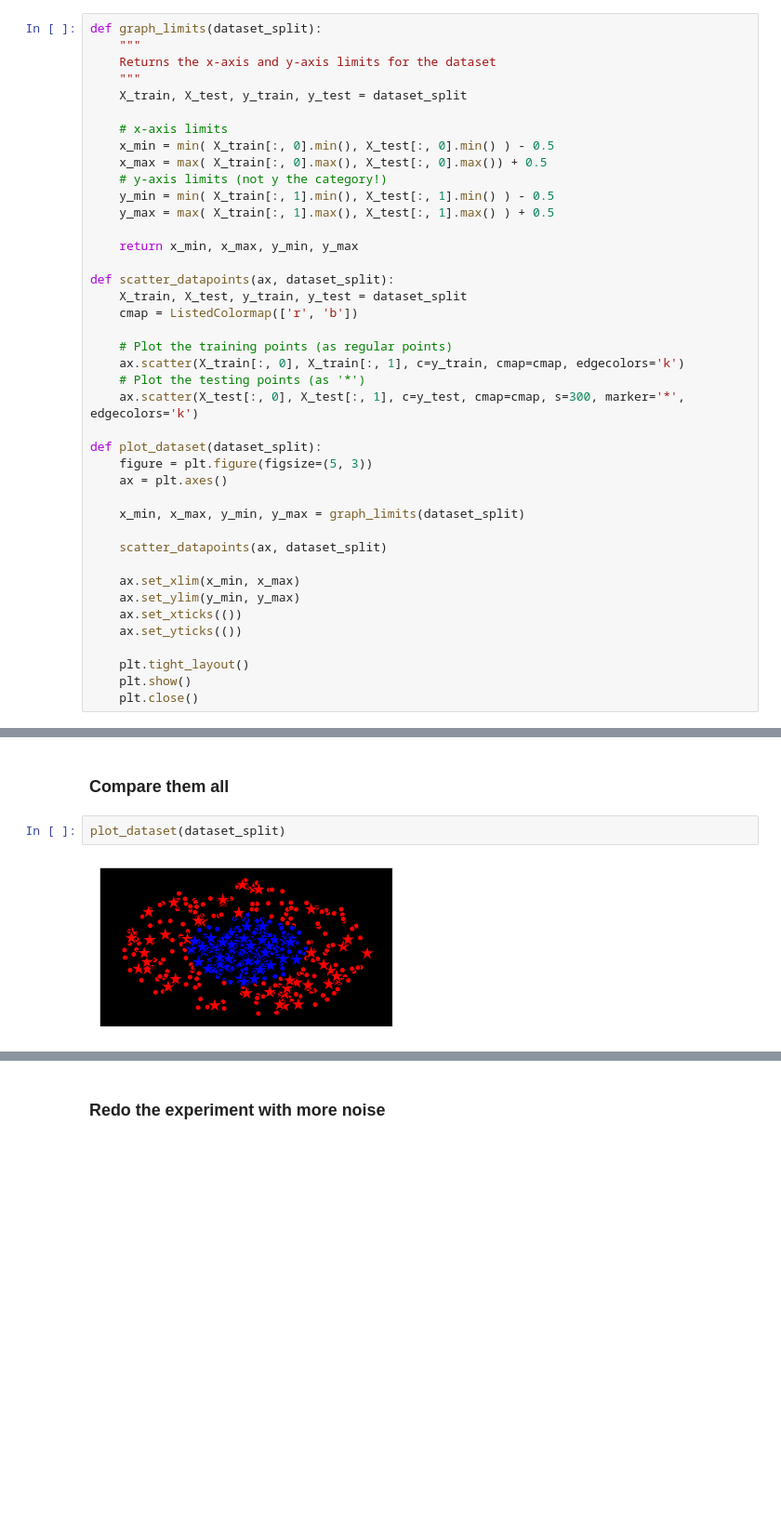
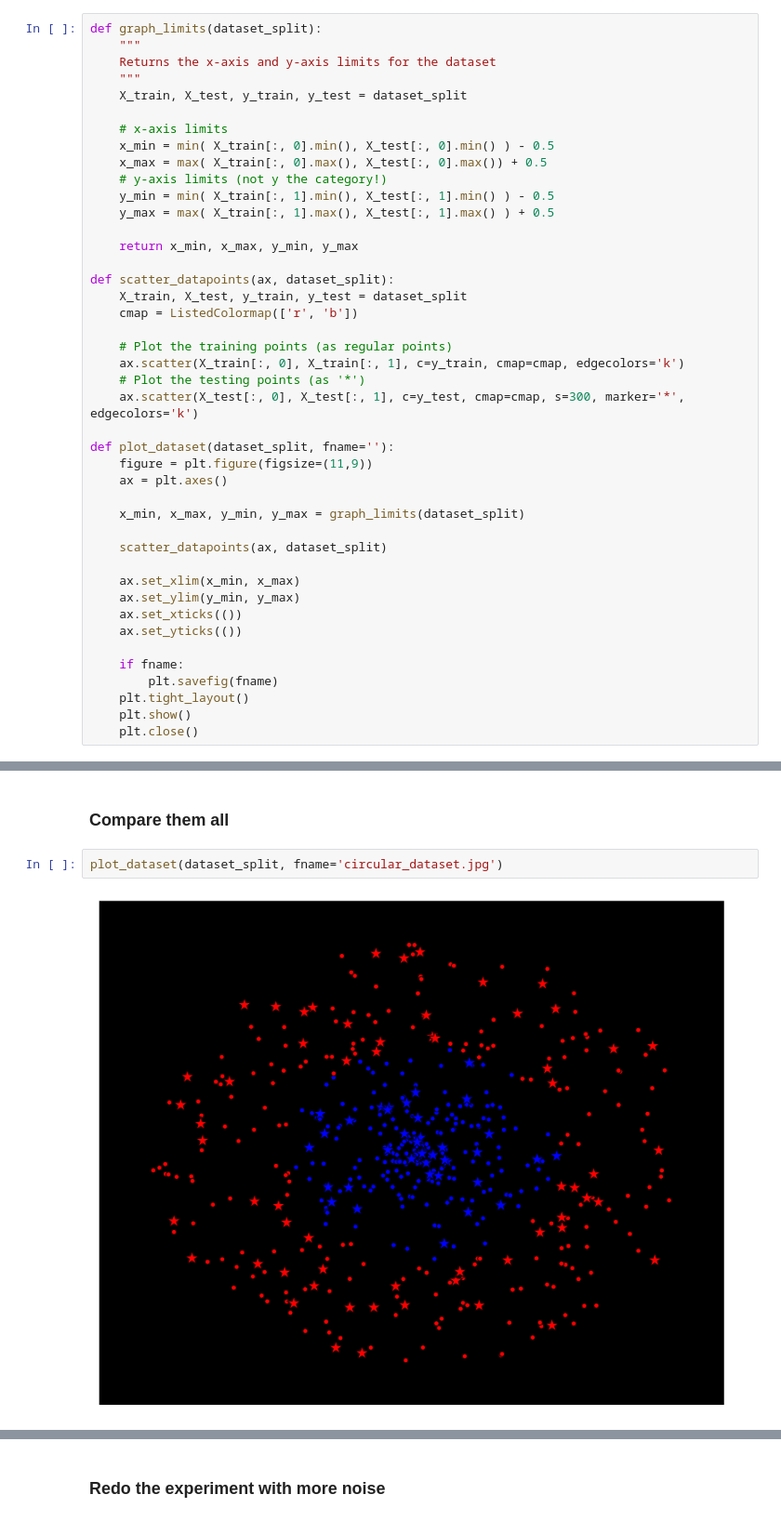
Before and after one commit to sauxpa/ML_101, a Jupyter notebook: circle_classification.ipynb, the cells around one changed output, grey strips where cells are left out. Shown: that part at 93% size. Drawn from its saved outputs; the diff is of its cells as text; blank space fills up the shorter version.

Commit message:
fix savefig

```diff
--- a/circle_classification.ipynb
+++ b/circle_classification.ipynb
@@ -87,8 +87,8 @@ def scatter_datapoints(ax, dataset_split):
     # Plot the testing points (as '*')
     ax.scatter(X_test[:, 0], X_test[:, 1], c=y_test, cmap=cmap, s=300, marker='*', edgecolors='k')
 
-def plot_dataset(dataset_split):
-    figure = plt.figure(figsize=(5, 3))
+def plot_dataset(dataset_split, fname=''):
+    figure = plt.figure(figsize=(11,9))
     ax = plt.axes()
 
     x_min, x_max, y_min, y_max = graph_limits(dataset_split)
@@ -100,6 +100,8 @@ def plot_dataset(dataset_split):
     ax.set_xticks(())
     ax.set_yticks(())
 
+    if fname:
+        plt.savefig(fname)
     plt.tight_layout()
     plt.show()
     plt.close()
@@ -234,7 +238,7 @@ clf_names = [
 # %% [markdown]
 ### Compare them all
 # %%
-plot_dataset(dataset_split)
+plot_dataset(dataset_split, fname='circular_dataset.jpg')
 # %% [output]
-[figure, old version]
+[figure, new version]
 # %%
```
Also changed, not shown: parts of 4 cells of this notebook.
